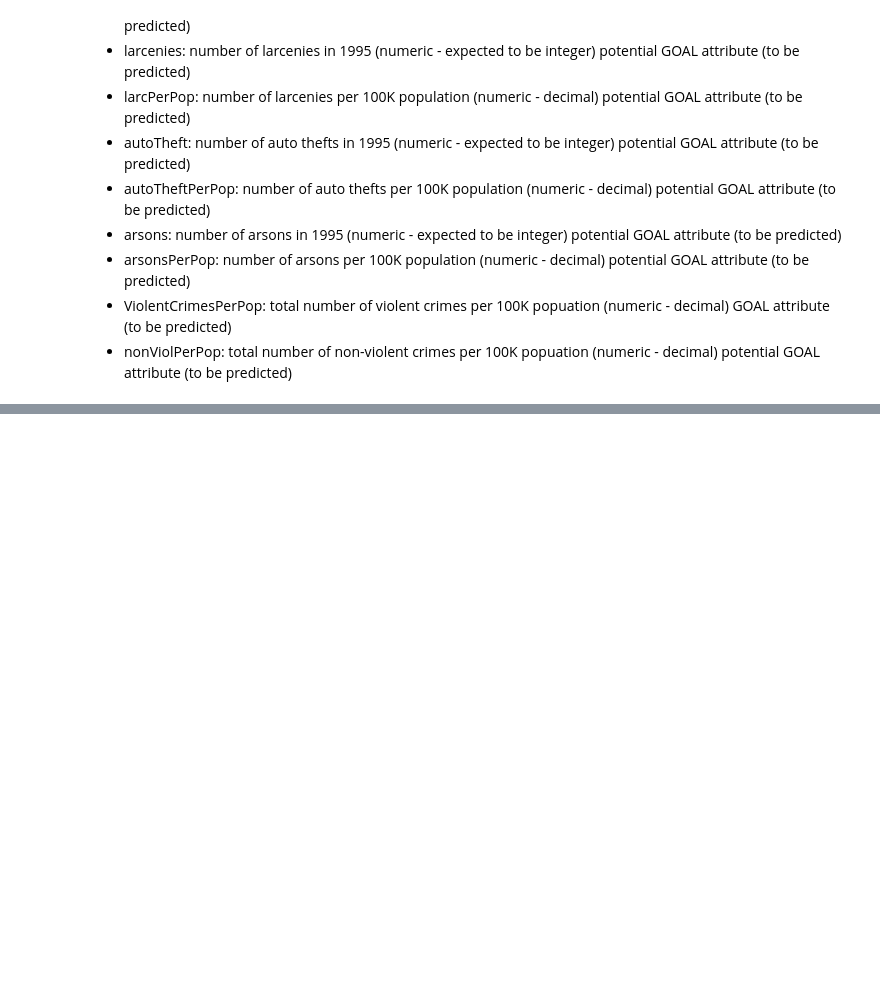
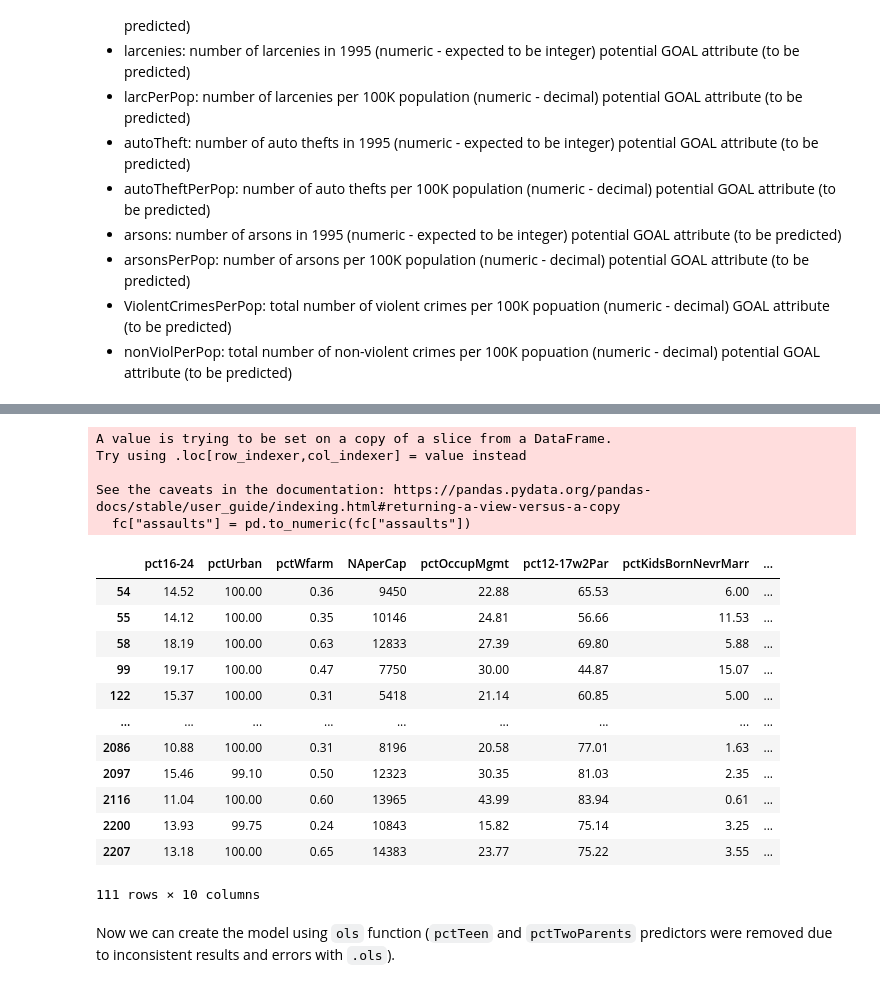
Before and after one commit to cemsanga/MAT555E_Assignments, a Jupyter notebook: HW2_CemS.ipynb, the cells around one changed output, grey strips where cells are left out. Saved outputs shown, nothing was run; the diff lists cells and outputs as text; code cells hidden in the pictures; blank space fills up the shorter version.

```diff
--- a/HW2_CemS.ipynb
+++ b/HW2_CemS.ipynb
@@ -410,0 +667,26 @@ There are 16 possible response variables. You may choose any one of these as the
+# %%
+fc = df3[['pct16-24','pctUrban','pctWfarm','NAperCap','pctOccupMgmt','pct12-17w2Par','pctKidsBornNevrMarr','persHomeless','pctForeignBorn','assaults']]
+fc.rename(columns = {"pct16-24" : "pctTeen", "pct12-17w2Par" : "pctTwoParents"})
+fc["assaults"] = pd.to_numeric(fc["assaults"])
+fc
+# %% [output]
+A value is trying to be set on a copy of a slice from a DataFrame.
+Try using .loc[row_indexer,col_indexer] = value instead
+
+See the caveats in the documentation: https://pandas.pydata.org/pandas-docs/stable/user_guide/indexing.html#returning-a-view-versus-a-copy
+  fc["assaults"] = pd.to_numeric(fc["assaults"])
+|  | pct16-24 | pctUrban | pctWfarm | NAperCap | pctOccupMgmt | pct12-17w2Par | pctKidsBornNevrMarr | ... |
+| 54 | 14.52 | 100.00 | 0.36 | 9450 | 22.88 | 65.53 | 6.00 | ... |
+| 55 | 14.12 | 100.00 | 0.35 | 10146 | 24.81 | 56.66 | 11.53 | ... |
+| 58 | 18.19 | 100.00 | 0.63 | 12833 | 27.39 | 69.80 | 5.88 | ... |
+| 99 | 19.17 | 100.00 | 0.47 | 7750 | 30.00 | 44.87 | 15.07 | ... |
+| 122 | 15.37 | 100.00 | 0.31 | 5418 | 21.14 | 60.85 | 5.00 | ... |
+| ... | ... | ... | ... | ... | ... | ... | ... | ... |
+| 2086 | 10.88 | 100.00 | 0.31 | 8196 | 20.58 | 77.01 | 1.63 | ... |
+| 2097 | 15.46 | 99.10 | 0.50 | 12323 | 30.35 | 81.03 | 2.35 | ... |
+| 2116 | 11.04 | 100.00 | 0.60 | 13965 | 43.99 | 83.94 | 0.61 | ... |
+| 2200 | 13.93 | 99.75 | 0.24 | 10843 | 15.82 | 75.14 | 3.25 | ... |
+| 2207 | 13.18 | 100.00 | 0.65 | 14383 | 23.77 | 75.22 | 3.55 | ... |
+111 rows × 10 columns
+# %% [markdown]
+Now we can create the model using `ols` function (`pctTeen` and `pctTwoParents` predictors were removed due to inconsistent results and errors with `.ols`).
```
Also changed, not shown: parts of 34 cells of this notebook, 2 other files.
